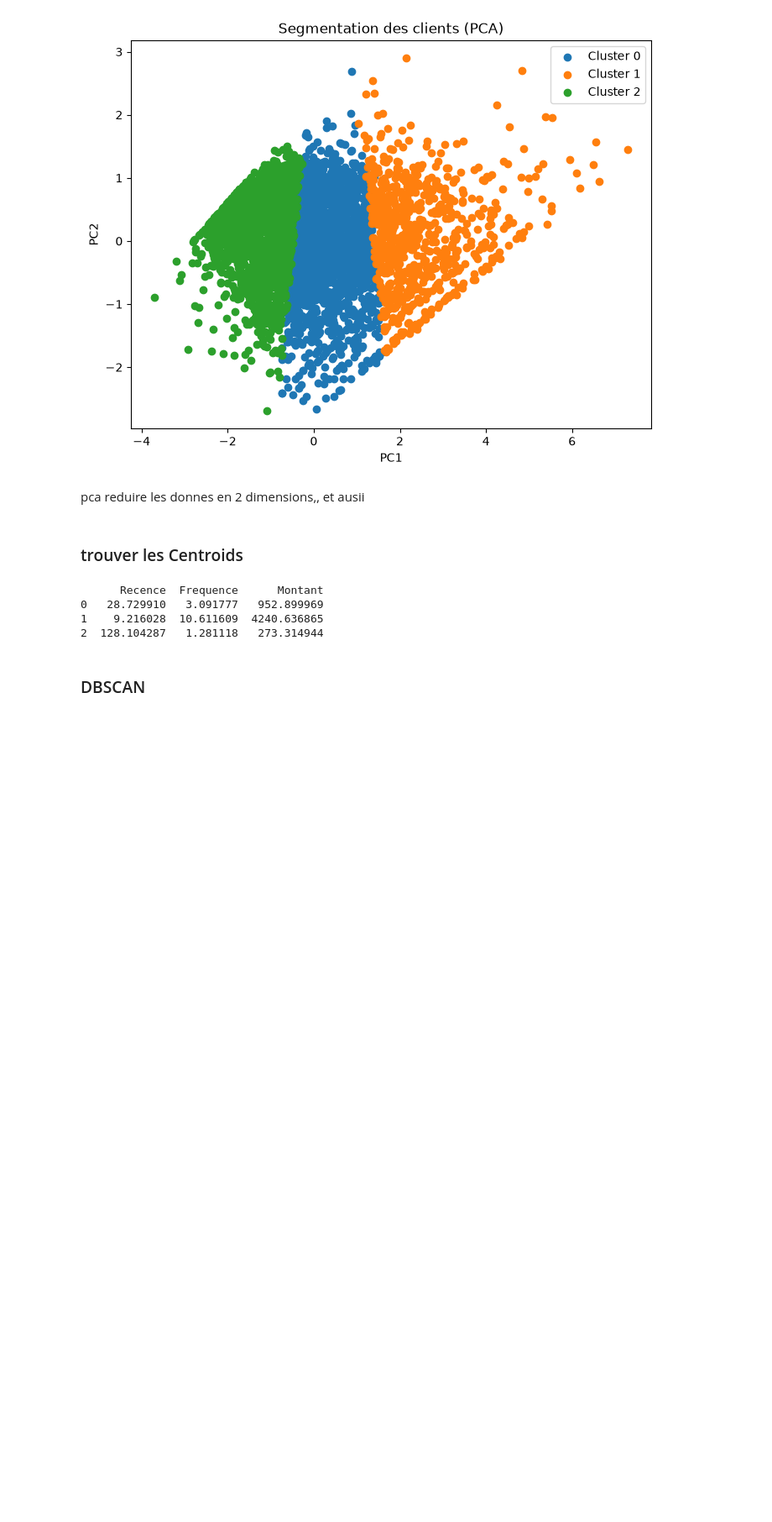
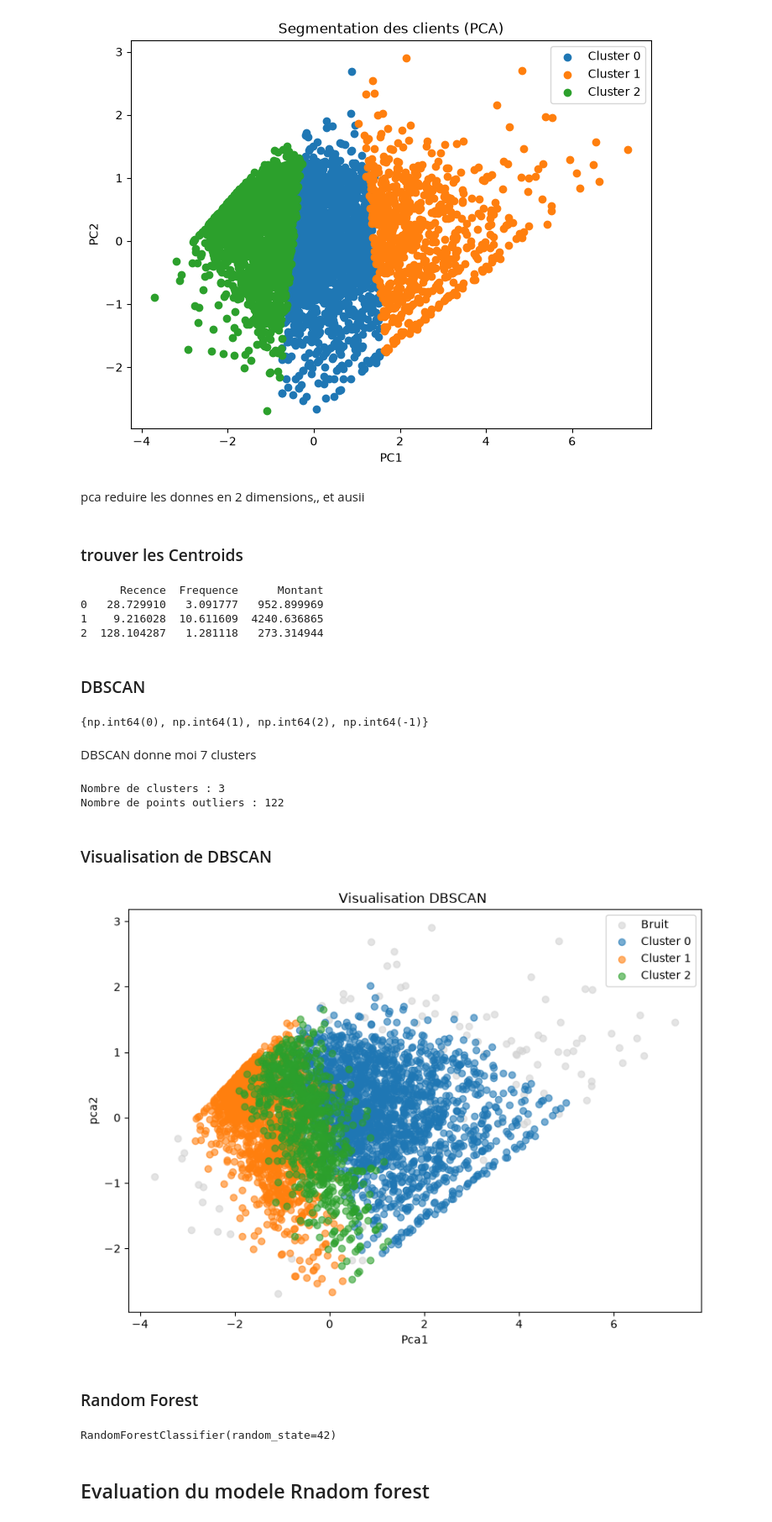
Before and after one commit to Oumohgh/ClientIQ, a Jupyter notebook: Notebook.ipynb, the cells around one changed output. Shown at 84% size. Cells and saved outputs as stored; diff of their text form; code cells hidden in the pictures; blank space fills up the shorter version.

```diff
--- a/Notebook.ipynb
+++ b/Notebook.ipynb
@@ -568,3 +575,59 @@ print(centroids_df)
 2  128.104287   1.281118   273.314944
 # %% [markdown]
 ### DBSCAN
+# %%
+features=['Recence', 'Frequence', 'Montant']
+clustering= rfm_scaled[features]
+
+model = DBSCAN(min_samples=6,eps=0.4)
+Labels=model.fit_predict(clustering)
+print(set(Labels)  )
+# %% [output]
+{np.int64(0), np.int64(1), np.int64(2), np.int64(-1)}
+# %% [markdown]
+DBSCAN donne moi 7 clusters
+# %%
+n_clusters = len(set(Labels)) - (1 if -1 in Labels else 0)
+n_noise = list(Labels).count(-1)
+
+print(f"Nombre de clusters : {n_clusters}")
+print(f"Nombre de points outliers : {n_noise} ")
+
+pca = PCA(n_components=2)
+principalCom = pca.fit_transform(clustering)
+
+dbscan_df = pd.DataFrame(data=principalCom, columns=['Pca1', 'pca2'])
+dbscan_df['Cluster'] = Labels
+# %% [output]
+Nombre de clusters : 3
+Nombre de points outliers : 122
+# %% [markdown]
+### Visualisation de DBSCAN
+# %%
+fig, ax = plt.subplots(figsize=(8, 6))
+for cluster in sorted(dbscan_df['Cluster'].unique()):
+    subset = dbscan_df[dbscan_df['Cluster'] == cluster]
+    label = 'Bruit' if cluster == -1 else f'Cluster {cluster}'
+    color = 'lightgray' if cluster == -1 else None
+    ax.scatter(subset['Pca1'], subset['pca2'], label=label, alpha=0.6, color=color)
+
+ax.set_xlabel('Pca1')
+ax.set_ylabel('pca2')
+ax.set_title('Visualisation DBSCAN ')
+ax.legend()
+plt.tight_layout()
+plt.show()
+# %% [output]
+[figure, added]
+# %% [markdown]
+### Random Forest
+# %%
+y=rfm_scaled["Cluster"]
+x = rfm_scaled[['Recence', 'Frequence', 'Montant']]
+X_train, X_test,Y_train,Y_test=train_test_split(x,y,test_size=0.2,random_state=42,stratify=y)
+rfC= RandomForestClassifier(random_state=42)
+rfC.fit(X_train,Y_train)
+# %% [output]
+RandomForestClassifier(random_state=42)
+# %% [markdown]
+## Evaluation  du modele Rnadom forest
```
Also changed, not shown: parts of 12 cells of this notebook.
